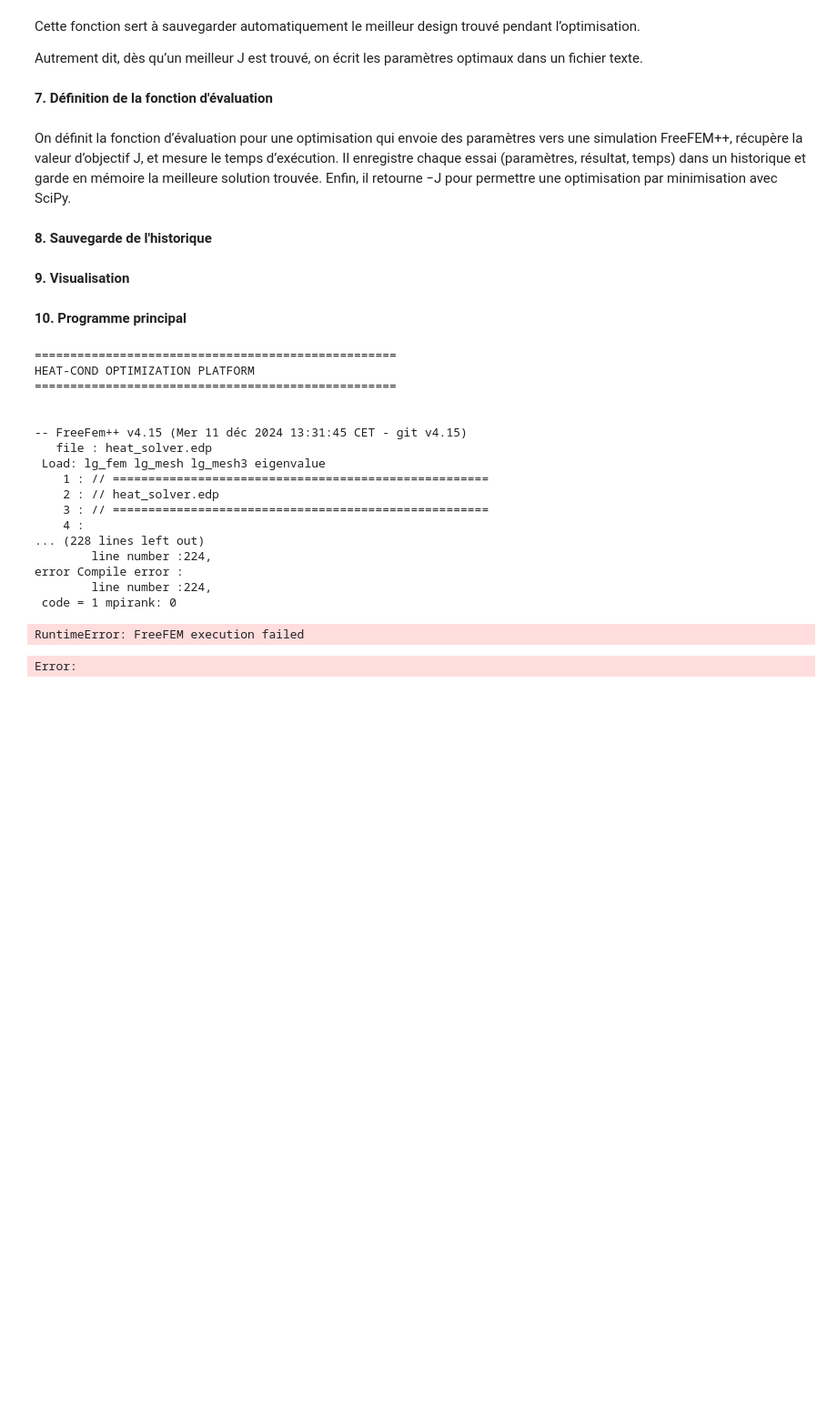
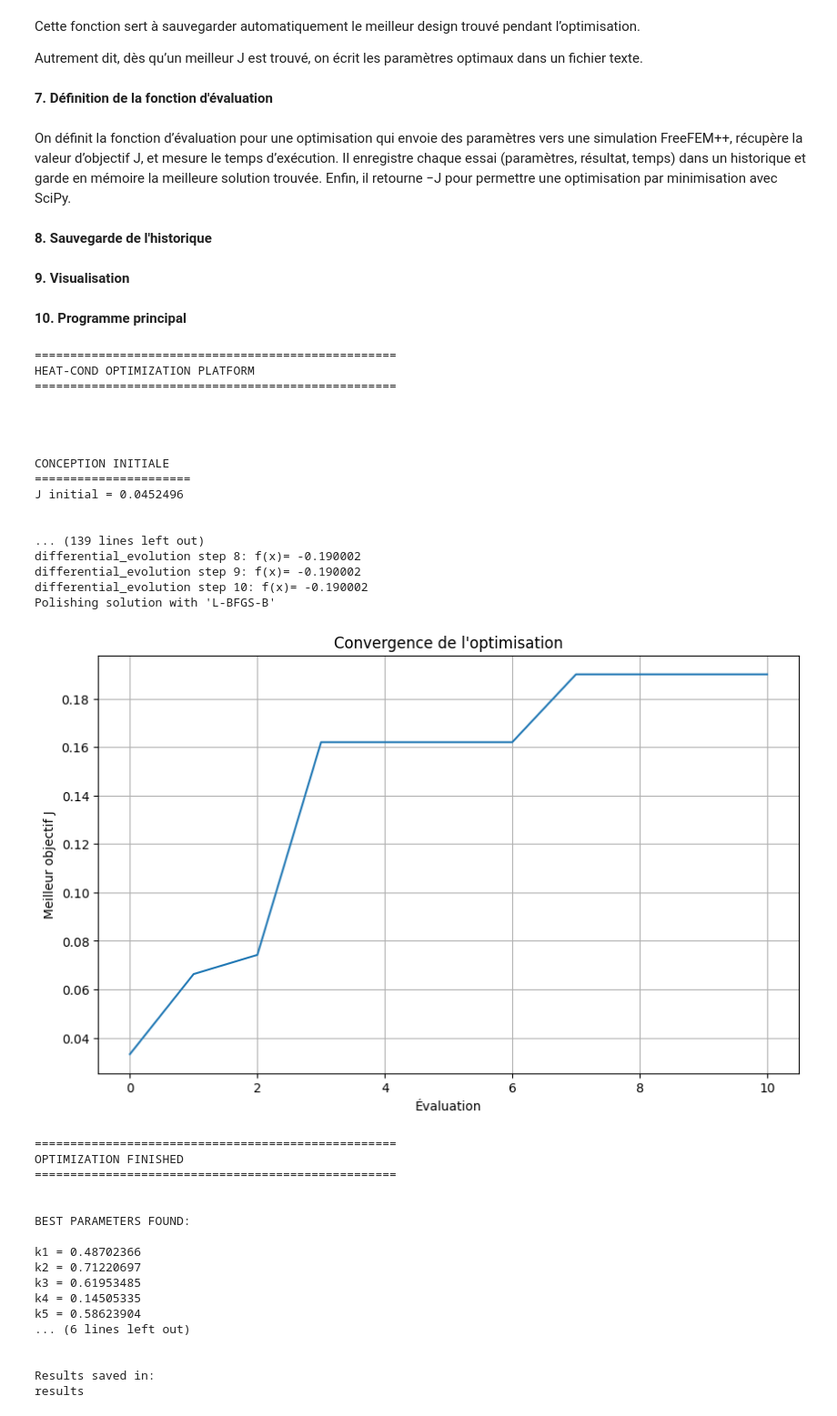
Before and after one commit to ledroucpeetalex/Optimisation-Heat-Conduction, a Jupyter notebook: optimize2.ipynb, the cells around one changed output. Shown at 91% size. Cells and saved outputs as stored; diff of their text form; code cells hidden in the pictures; blank space fills up the shorter version.

```diff
--- a/optimize2.ipynb
+++ b/optimize2.ipynb
@@ -77,9 +75,9 @@ def write_params(x):
 # %% [markdown]
 On définit la fonction run_freefem() qui sert à lancer automatiquement le script FreeFEM++ depuis Python.
 # %%
-def run_freefem():
+def run_freefem(command, arg):
     result = subprocess.run(
-        [FREEFEM_EXEC, FREEFEM_SCRIPT],
+        [FREEFEM_EXEC, FREEFEM_SCRIPT, command, arg],
         stdout=subprocess.PIPE,
         stderr=subprocess.PIPE,
         text=True
@@ -130,7 +128,7 @@ history = []  # Liste globale pour stocker l'historique des évaluations
 iteration_counter = 0  # Compteur d'itérations
 best_J = -np.inf  # Meilleur objectif
 best_x = None  # Meilleurs paramètres
-nombre_iterations_max = 20  # Nombre maximum d'itérations
+nombre_iterations_max = 10  # Nombre maximum d'itérations
 
 def evaluate(x):
     global iteration_counter, best_J, best_x
@@ -139,12 +137,12 @@ def evaluate(x):
         # Sauvegarder les meilleures valeurs dans un fichier final
         filepath = os.path.join("./", "params_final.txt")
         with open(filepath, "w") as f:
-            f.write(f"k1 = {best_x[0]}\n")
-            f.write(f"k2 = {best_x[1]}\n")
-            f.write(f"k3 = {best_x[2]}\n")
-            f.write(f"k4 = {best_x[3]}\n")
-            f.write(f"k5 = {best_x[4]}\n")
-            f.write(f"Bi = {best_x[5]}\n\n")
+            f.write(f"{best_x[0]}\n")
+            f.write(f"{best_x[1]}\n")
+            f.write(f"{best_x[2]}\n")
+            f.write(f"{best_x[3]}\n")
+            f.write(f"{best_x[4]}\n")
+            f.write(f"{best_x[5]}\n\n")
         return float(np.inf)  # Arrêter l'évaluation
 
     start_time = time.time()
@@ -153,7 +151,7 @@ def evaluate(x):
     write_params(x)
 
     # Lancer FreeFEM++
-    run_freefem()
+    run_freefem("-doplot", "0")  # Ne pas afficher les graphiques pendant l'optimisation
 
     # Lire l'objectif
     J = read_objective()
@@ -251,7 +249,7 @@ def save_summary(result, total_time):
 def evaluate_initial_design():
     x0 = [0.5, 0.5, 0.5, 0.5, 0.5, 0.5]
     write_params(x0)
-    run_freefem()
+    run_freefem("-doplot", "0")
     J0 = read_objective()
 
     print("\n")
@@ -316,6 +314,8 @@ if __name__ == "__main__":
         disp=True
     )
 
+    run_freefem("-doplot", "1")  # Afficher les graphiques pour la solution finale
+
     total_time = time.time() - start_total
 
     # --------------------------------------------------------
@@ -345,44 +345,60 @@ if __name__ == "__main__":
     print("BEST PARAMETERS FOUND:\n")
 
     print(f"k1 = {result.x[0]:.8f}")
     print(f"k2 = {result.x[1]:.8f}")
     print(f"k3 = {result.x[2]:.8f}")
     print(f"k4 = {result.x[3]:.8f}")
     print(f"k5 = {result.x[4]:.8f}")
     print(f"Bi = {result.x[5]:.8f}")
 
     print("\n")
 
     print(f"Best objective J = {-result.fun:.10f}")
 
     print(f"Total evaluations = {len(history)}")
 
     print(f"Total optimization time = {total_time:.3f} seconds")
 
     print("\n")
 
     print("Results saved in:")
 
     print(RESULTS_DIR)
 
     print("\n")
 # %% [output]
 ===================================================
 HEAT-COND OPTIMIZATION PLATFORM
 ===================================================
 
 
--- FreeFem++ v4.15 (Mer 11 déc 2024 13:31:45 CET - git v4.15)
-   file : heat_solver.edp
- Load: lg_fem lg_mesh lg_mesh3 eigenvalue
-    1 : // =====================================================
-    2 : // heat_solver.edp
-    3 : // =====================================================
-    4 :
-... (228 lines left out)
-        line number :224,
-error Compile error :
-        line number :224,
- code = 1 mpirank: 0
+
+
+CONCEPTION INITIALE
+======================
+J initial = 0.0452496
+
+
+... (139 lines left out)
+differential_evolution step 8: f(x)= -0.190002
+differential_evolution step 9: f(x)= -0.190002
+differential_evolution step 10: f(x)= -0.190002
+Polishing solution with 'L-BFGS-B'
+[figure, added]
-RuntimeError: FreeFEM execution failed
+===================================================
+OPTIMIZATION FINISHED
+===================================================
+
+
+BEST PARAMETERS FOUND:
+
+k1 = 0.48702366
+k2 = 0.71220697
+k3 = 0.61953485
+k4 = 0.14505335
+k5 = 0.58623904
+... (6 lines left out)
+
+
+Results saved in:
+results
-Error:
```
Also changed, not shown: parts of 1 cell of this notebook, 1 other file.
